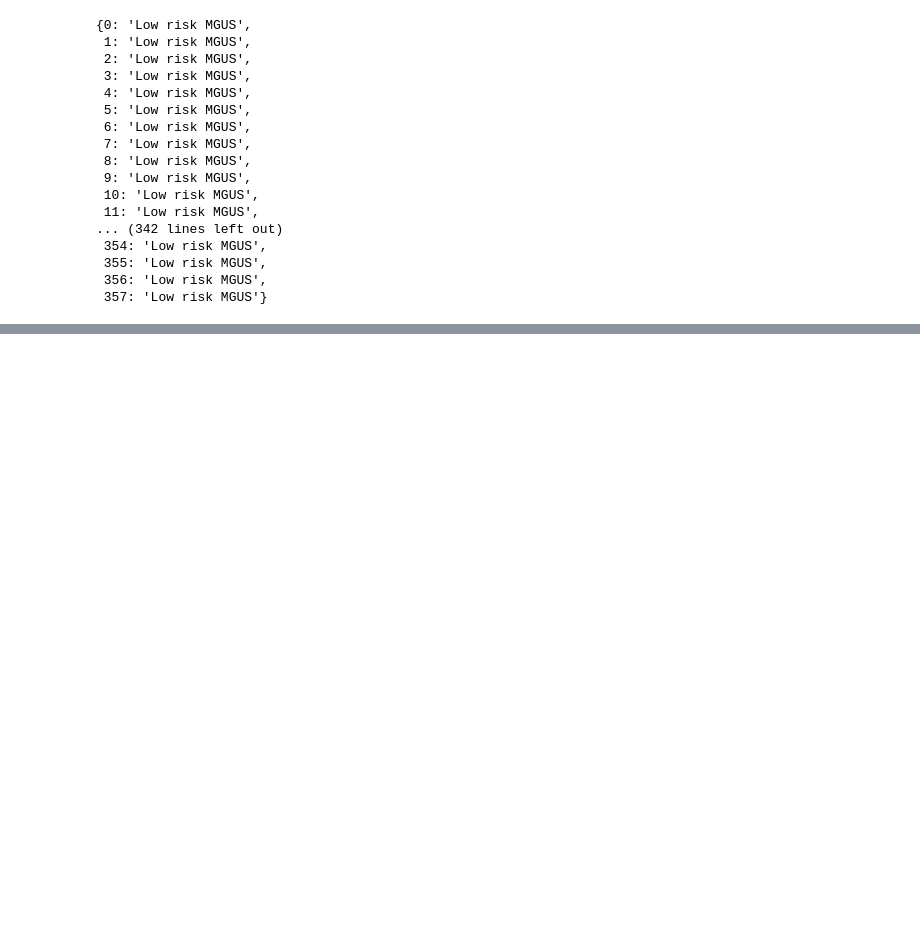
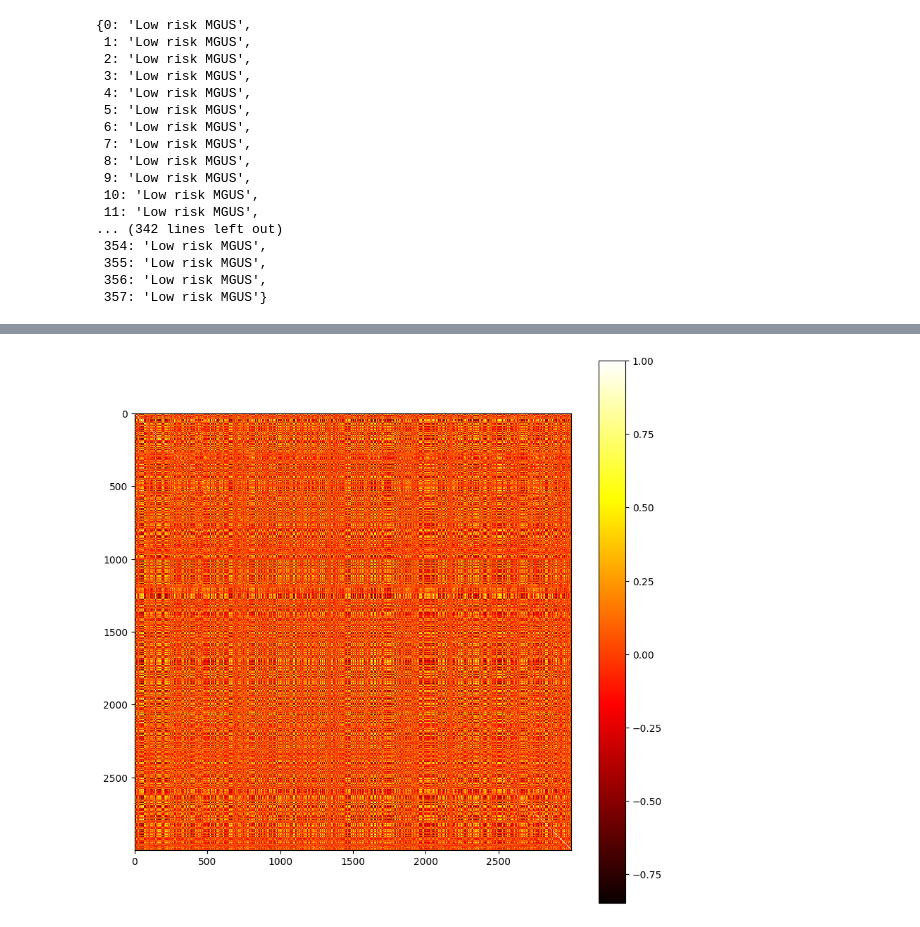
Before and after one commit to U-n-Own/computational-health-laboratory, a Jupyter notebook: data/data-understanding.ipynb, the cells around one changed output, grey strips where cells are left out. Cells and saved outputs as stored; diff of their text form; code cells hidden in the pictures; blank space fills up the shorter version.

```diff
--- a/data/data-understanding.ipynb
+++ b/data/data-understanding.ipynb
@@ -116,0 +151,15 @@ mgus_patients_risk
+# %%
+# take random 1000 geners
+random_genes = gene_expression_data.sample(3000)
+
+
+# Get correlation matrix
+correlation_matrix = random_genes.T.corr()
+
+# Create a heatmap of the correlation matrix
+plt.figure(figsize=(10, 10))
+plt.imshow(correlation_matrix, cmap='hot', interpolation='nearest')
+plt.colorbar()
+plt.show()
+# %% [output]
+[figure, added]
```
Also changed, not shown: parts of 8 cells of this notebook, 2 other files.
